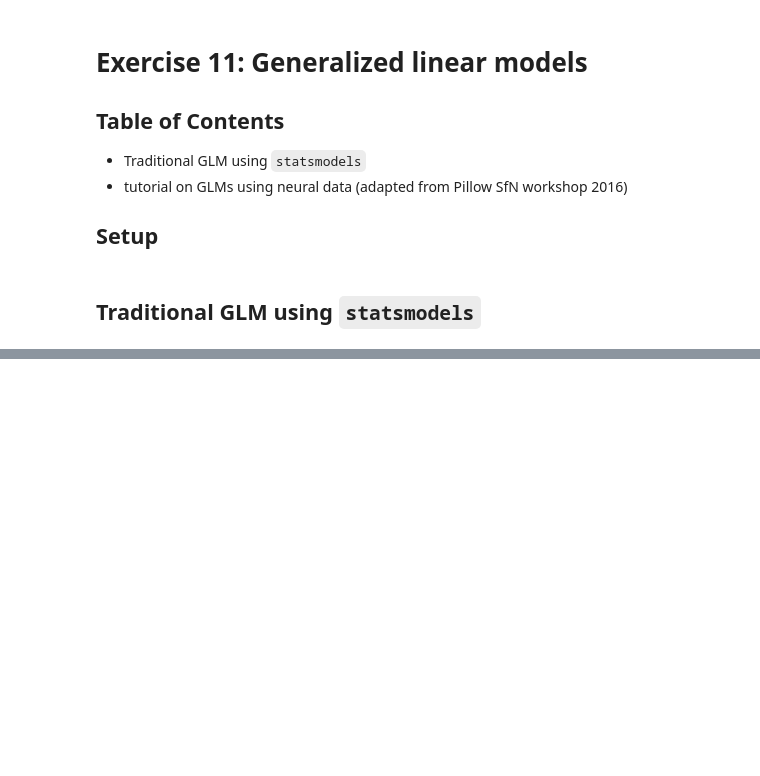
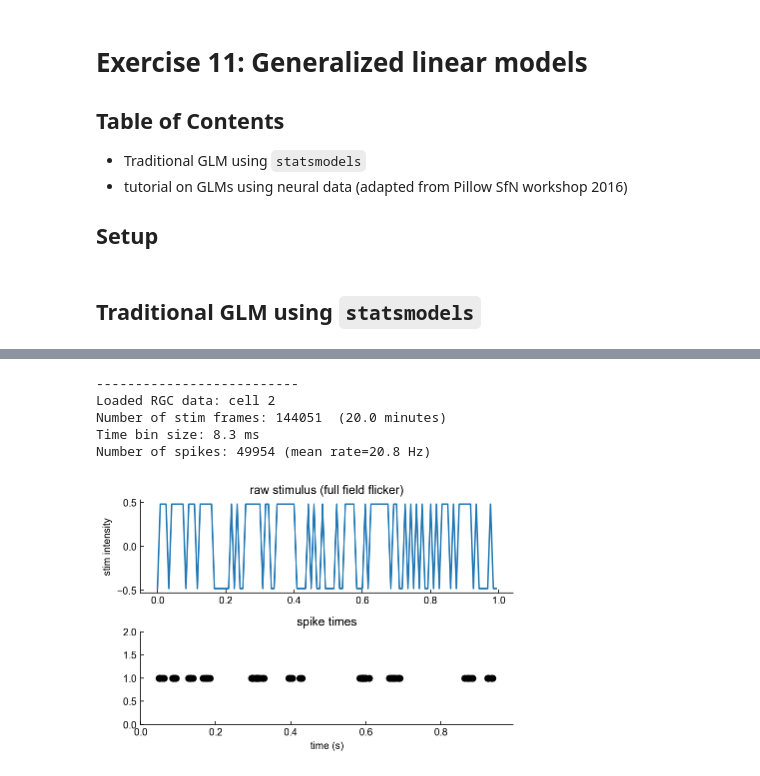
Before and after one commit to badralbanna/quantitative-neuroscience, a Jupyter notebook: Ex 11 - generalized linear models.ipynb, the cells around one changed output, grey strips where cells are left out. Cells and saved outputs as stored; diff of their text form; code cells hidden in the pictures; blank space fills up the shorter version.

```diff
--- a/Ex 11 - generalized linear models.ipynb
+++ b/Ex 11 - generalized linear models.ipynb
@@ -32,0 +46,53 @@ X3 = np.random.normal(loc=0, scale=2, size=n)
+# %%
+### ====  1. Load the raw data ============
+
+datdir = os.path.join('data', 'data_RGCs') # directory where stimulus lives
+
+Stim = loadmat(os.path.join(datdir, 'Stim.mat'))['Stim']                     # stimulus (temporal binary white noise)
+Stim = Stim.T[0]
+stimtimes = loadmat(os.path.join(datdir, 'stimtimes.mat'))['stimtimes']             # stim frame times in seconds (if desired)
+stimtimes = stimtimes.T[0]
+SpTimes = loadmat(os.path.join(datdir, 'SpTimes.mat'))['SpTimes'][0]               # load spike times (in units of stimulus frames)
+for i, data in enumerate(SpTimes):
+    SpTimes[i] = data.T[0]
+
+
+### Pick a cell to work with
+cellnum = 2                             # (0-1 are OFF cells; 2-3 are ON cells).
+tsp = SpTimes[cellnum]
+
+### Compute some basic statistics on the data
+dtStim = stimtimes[1]-stimtimes[0] # time bin size for stimulus (s)
+RefreshRate = 1/dtStim             # Refresh rate of the monitor
+nT = len(Stim)                     # number of time bins in stimulus
+nsp = len(tsp)                     # number of spikes
+
+### Print out some basic info
+print('--------------------------')
+print('Loaded RGC data: cell {}'.format(cellnum))
+print('Number of stim frames: {:d}  ({:.1f} minutes)'.format(nT, nT*dtStim/60))
+print('Time bin size: {:.1f} ms'.format(dtStim*1000))
+print('Number of spikes: {} (mean rate={:.1f} Hz)\n'.format(nsp, nsp/nT*60))
+
+### Let's visualize some of the raw data
+plt.subplot(211)
+iiplot = np.arange(120) # bins of stimulus to plot
+ttplot = iiplot*dtStim  # time bins of stimulus
+plt.plot(ttplot,Stim[iiplot])
+plt.title('raw stimulus (full field flicker)')
+plt.ylabel('stim intensity')
+
+plt.subplot(212)
+tspplot = tsp[(tsp>=ttplot[0])&(tsp<ttplot[-1])]
+plt.plot(tspplot, [1]*len(tspplot), 'ko')
+plt.xlim([ttplot[0], ttplot[-1]]); plt.ylim([0,2])
+plt.title('spike times')
+plt.xlabel('time (s)')
+plt.show()
+# %% [output]
+--------------------------
+Loaded RGC data: cell 2
+Number of stim frames: 144051  (20.0 minutes)
+Time bin size: 8.3 ms
+Number of spikes: 49954 (mean rate=20.8 Hz)
+[figure, added]
```
Also changed, not shown: parts of 11 cells of this notebook, 1 other file.
